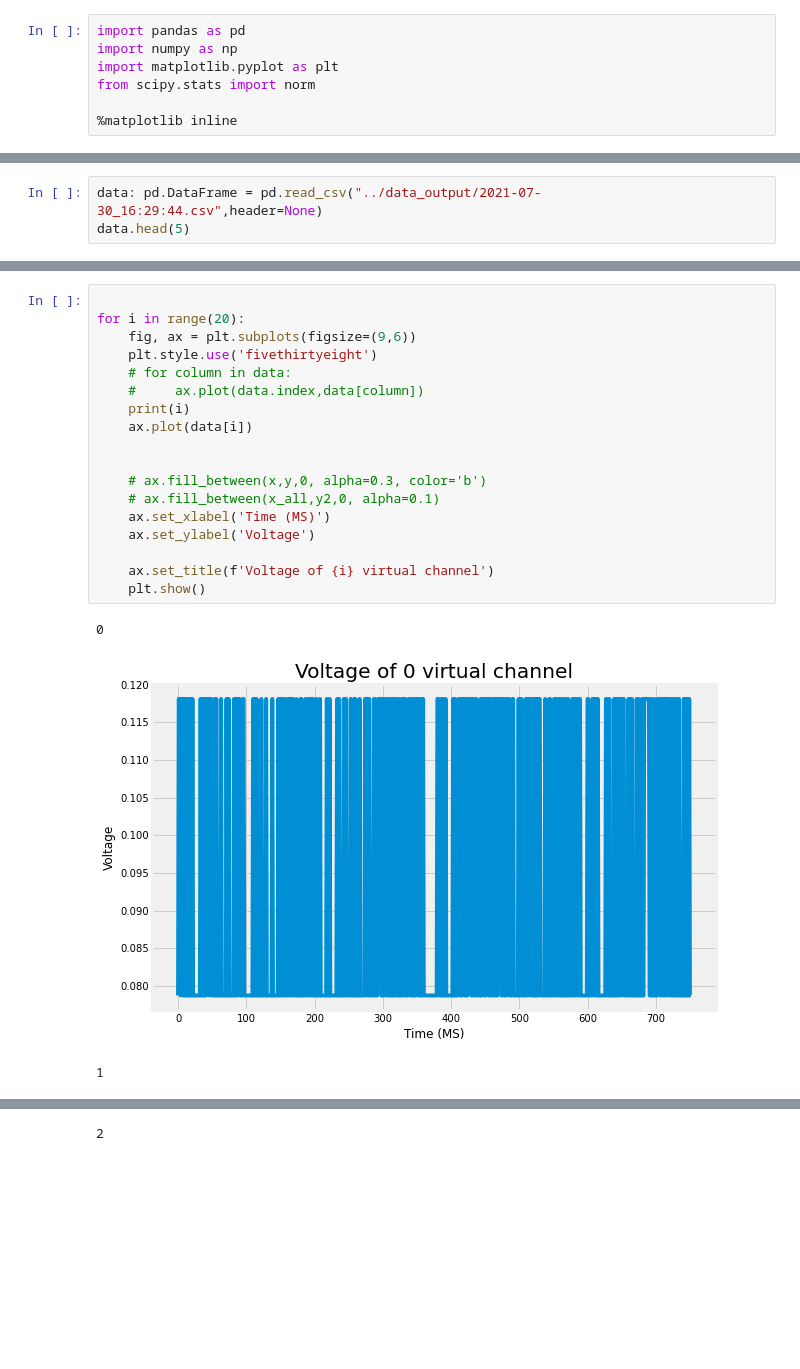
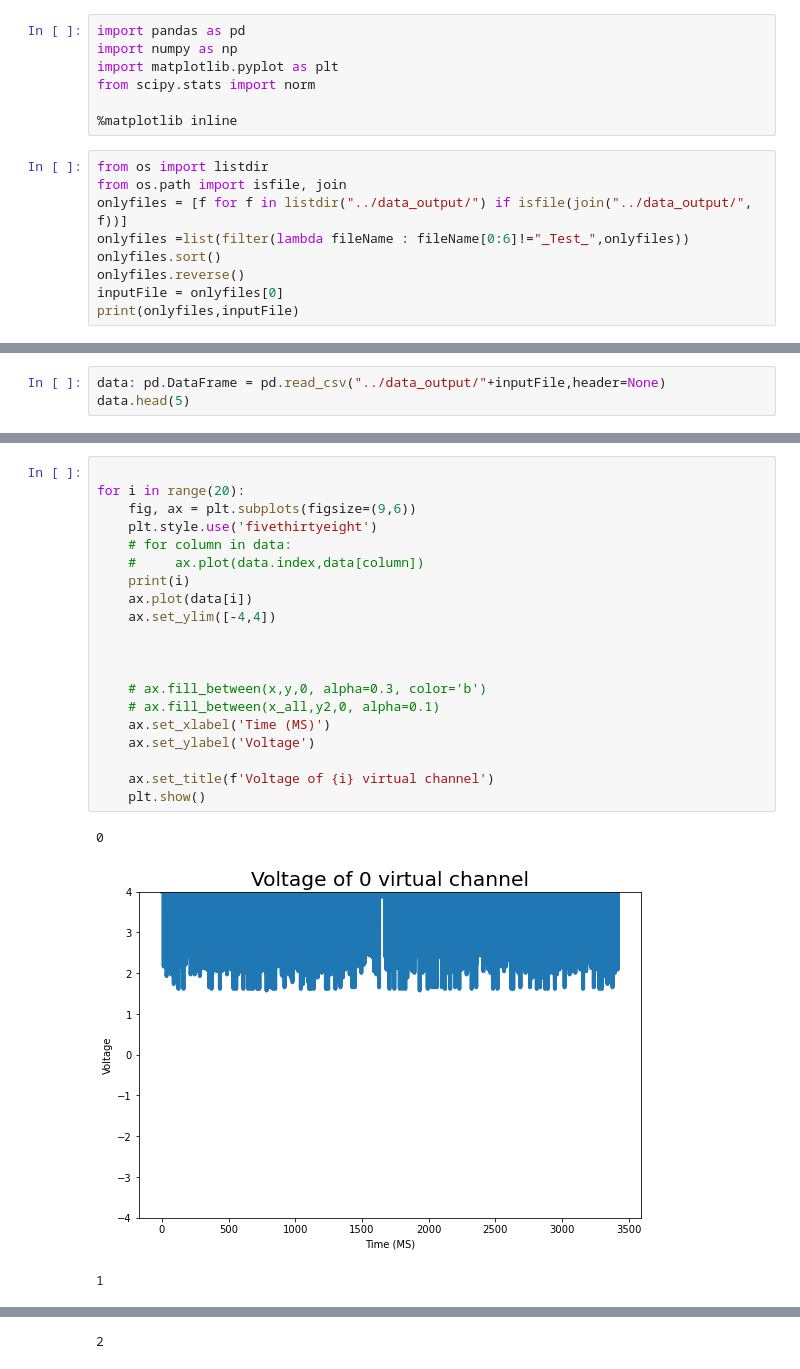
Before and after one commit to Questionable-Research-Labs/EsquaredG_PicoscopeMonitering, a Jupyter notebook: data-analysis/visualize-virt-channel.ipynb, the cells around one changed output, grey strips where cells are left out. Drawn from its saved outputs; the diff is of its cells as text; blank space fills up the shorter version.

```diff
--- a/data-analysis/visualize-virt-channel.ipynb
+++ b/data-analysis/visualize-virt-channel.ipynb
@@ -5,3 +5,12 @@ import matplotlib.pyplot as plt
 from scipy.stats import norm
 
 %matplotlib inline
+# %%
+from os import listdir
+from os.path import isfile, join
+onlyfiles = [f for f in listdir("../data_output/") if isfile(join("../data_output/", f))]
+onlyfiles =list(filter(lambda fileName : fileName[0:6]!="_Test_",onlyfiles))
+onlyfiles.sort()
+onlyfiles.reverse()
+inputFile = onlyfiles[0]
+print(onlyfiles,inputFile)
@@ -8,5 +19,5 @@ from scipy.stats import norm
 # %%
-data: pd.DataFrame = pd.read_csv("../data_output/2021-07-30_16:29:44.csv",header=None)
+data: pd.DataFrame = pd.read_csv("../data_output/"+inputFile,header=None)
 data.head(5)
 # %% [output]
 |  | 0 | 1 | 2 | 3 | 4 | 5 | 6 | 7 | 8 | 9 | 10 | ... |
@@ -18,22 +29,24 @@ data.head(5)
 # %%
 
 for i in range(20):
     fig, ax = plt.subplots(figsize=(9,6))
     plt.style.use('fivethirtyeight')
     # for column in data:
     #     ax.plot(data.index,data[column])
     print(i)
     ax.plot(data[i])
+    ax.set_ylim([-4,4])
+
 
 
     # ax.fill_between(x,y,0, alpha=0.3, color='b')
     # ax.fill_between(x_all,y2,0, alpha=0.1)
     ax.set_xlabel('Time (MS)')
     ax.set_ylabel('Voltage')
 
     ax.set_title(f'Voltage of {i} virtual channel')
     plt.show()
 # %% [output]
 0
-[figure, old version]
+[figure, new version]
 1
```
Also changed, not shown: parts of 3 cells of this notebook, 3 other files.
